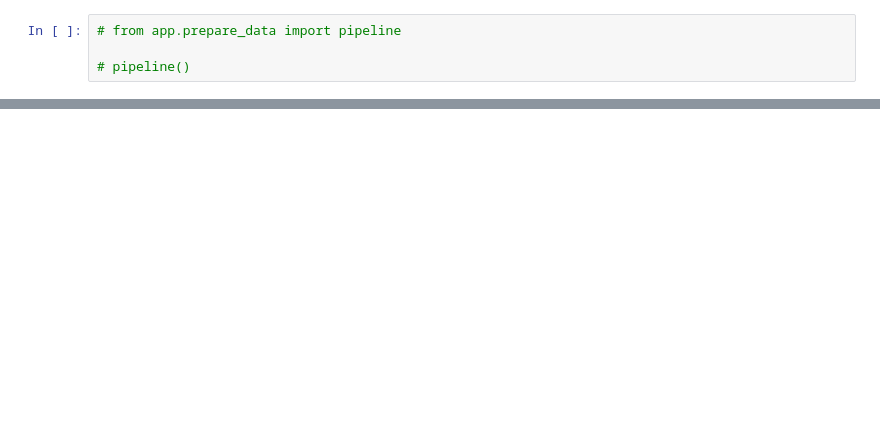
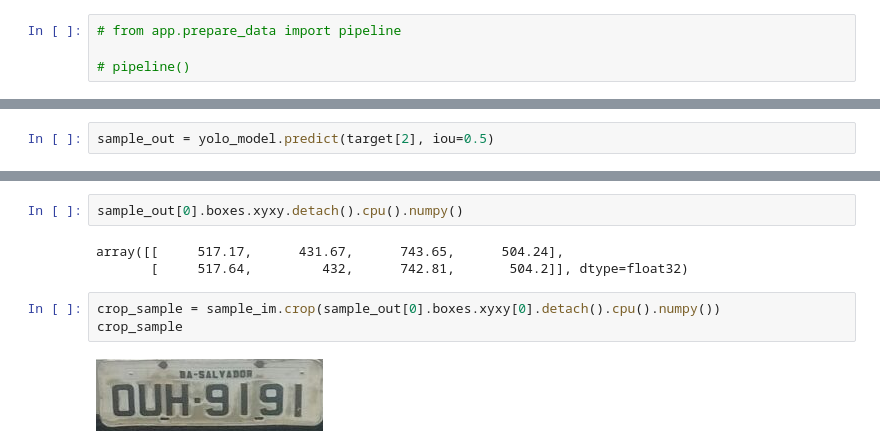
Before and after one commit to Noor-Nizar/License-Plate-Recognition-ALPR, a Jupyter notebook: test.ipynb, the cells around one changed output, grey strips where cells are left out. Drawn from its saved outputs; the diff is of its cells as text; blank space fills up the shorter version.

```diff
--- a/test.ipynb
+++ b/test.ipynb
@@ -63,0 +214,2 @@ ImportError: cannot import name 'predict_single_sample' from 'app.model' (d:\Kee
+# %%
+sample_out = yolo_model.predict(target[2], iou=0.5)
@@ -63,0 +239,10 @@ ImportError: cannot import name 'predict_single_sample' from 'app.model' (d:\Kee
+# %%
+sample_out[0].boxes.xyxy.detach().cpu().numpy()
+# %% [output]
+array([[     517.17,      431.67,      743.65,      504.24],
+       [     517.64,         432,      742.81,       504.2]], dtype=float32)
+# %%
+crop_sample = sample_im.crop(sample_out[0].boxes.xyxy[0].detach().cpu().numpy())
+crop_sample
+# %% [output]
+[figure, added]
```
Also changed, not shown: parts of 17 cells of this notebook, 9 other files.
